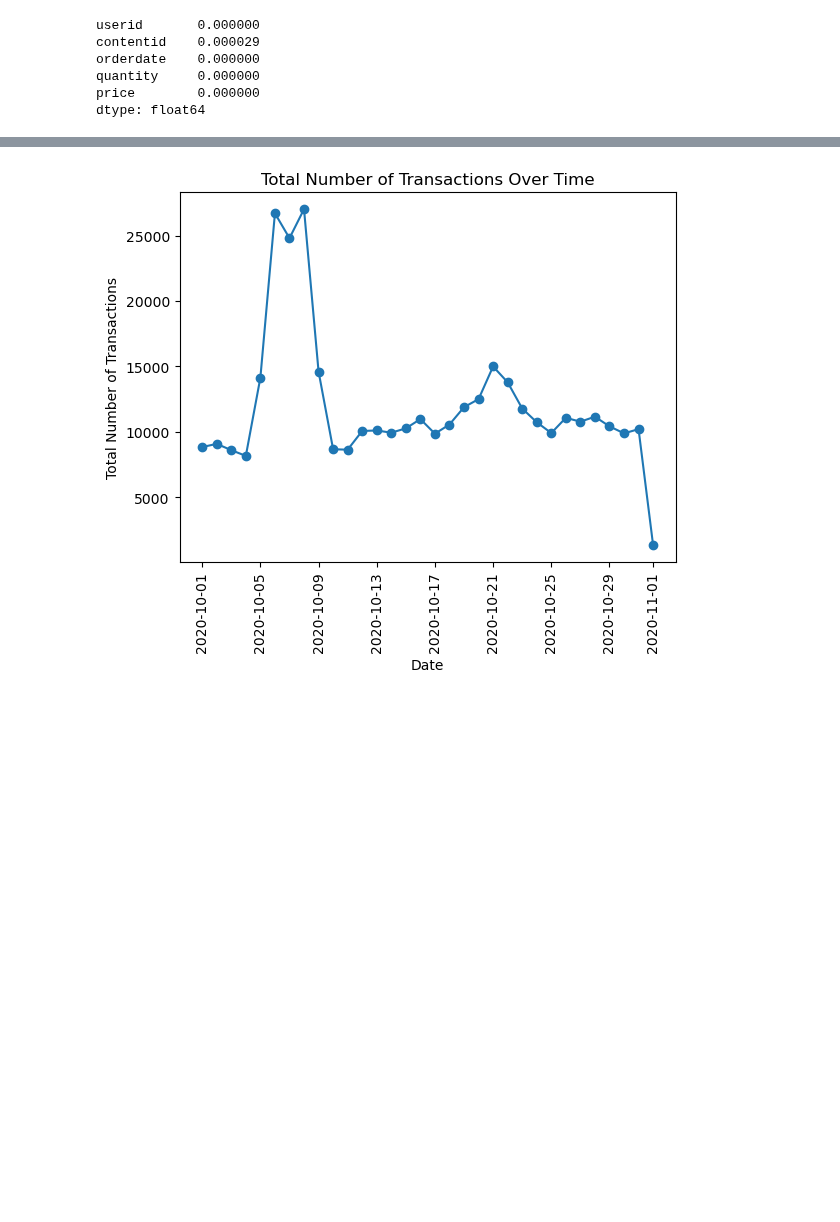
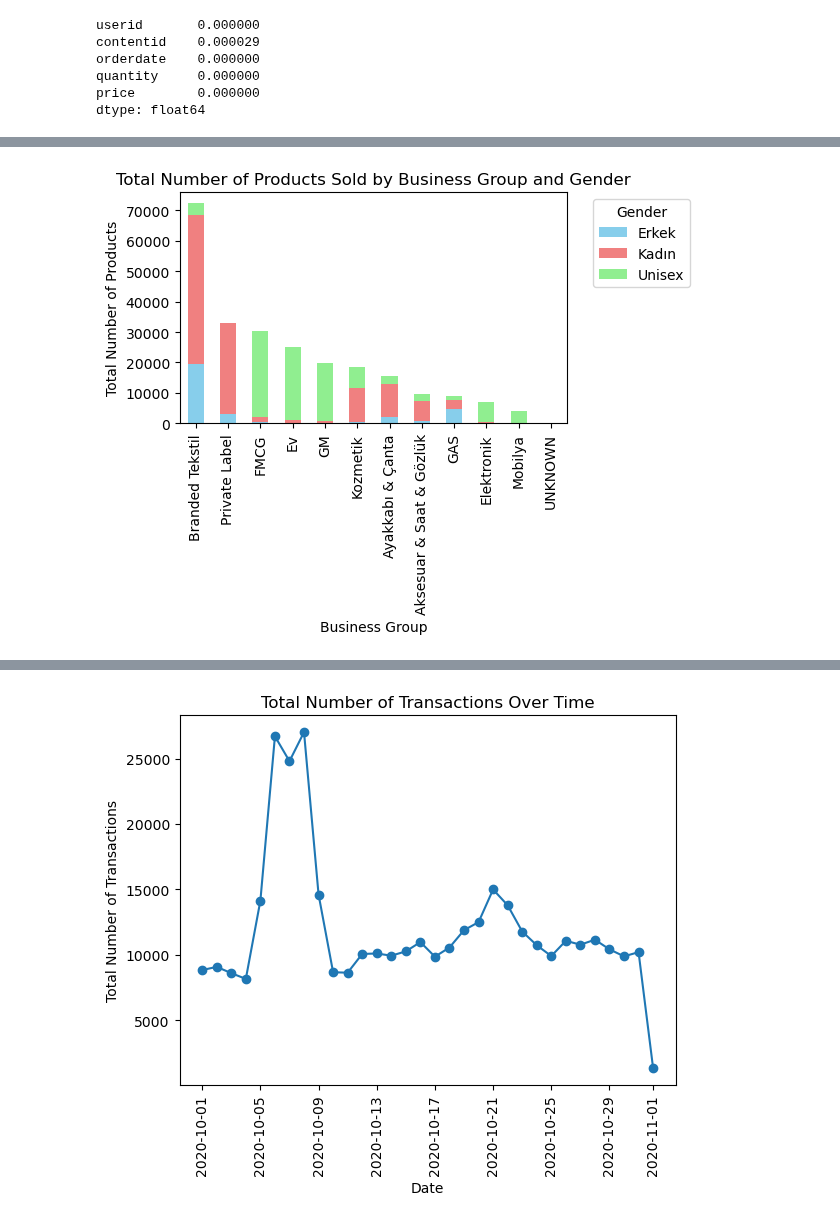
Before and after one commit to stopdemir/ecommerce-data-analysis, a Jupyter notebook: trendyol_stopdemir.ipynb, the cells around one changed output, grey strips where cells are left out. Cells and saved outputs as stored; diff of their text form; code cells hidden in the pictures; blank space fills up the shorter version.

Commit message:
visualize df_trx dataset

```diff
--- a/trendyol_stopdemir.ipynb
+++ b/trendyol_stopdemir.ipynb
@@ -510,2 +511,5 @@ print("max order date: ", max_date)
 min order date:  2020-10-01 04:00:00.000
 max order date:  2020-11-01 03:00:00.000
+# %%
+df_trx_product = df_trx.merge(df_product, on='contentid', how='left')
+df_trx_product.head(5)
@@ -511,0 +523,29 @@ max order date:  2020-11-01 03:00:00.000
+# %%
+# Group by 'currentbugroupname' and 'gender' and get the count of products
+grouped_data = df_trx_product.groupby(['currentbugroupname', 'gender']).size().unstack()
+
+# Calculate the total number of products for each business group
+grouped_data['Total'] = grouped_data.sum(axis=1)
+
+# Sort the DataFrame by the total number of products in descending order
+grouped_data = grouped_data.sort_values(by='Total', ascending=False)
+
+# Drop the 'Total' column for plotting
+grouped_data = grouped_data.drop(columns='Total')
+
+# Define a custom color palette for gender (including Unisex)
+gender_palette = {'Erkek': 'skyblue', 'Kadın': 'lightcoral', 'Unisex': 'lightgreen'}
+
+# Plot stacked bar chart with custom color palette
+ax = grouped_data.plot(kind='bar', stacked=True, figsize=(5, 3), color=[gender_palette[gender] for gender in grouped_data.columns])
+
+# Customize the plot
+ax.set_title('Total Number of Products Sold by Business Group and Gender')
+ax.set_xlabel('Business Group')
+ax.set_ylabel('Total Number of Products')
+ax.legend(title='Gender', bbox_to_anchor=(1.05, 1), loc='upper left')
+
+# Show the plot
+plt.show()
+# %% [output]
+[figure, added]
```
Also changed, not shown: parts of 6 cells of this notebook.
